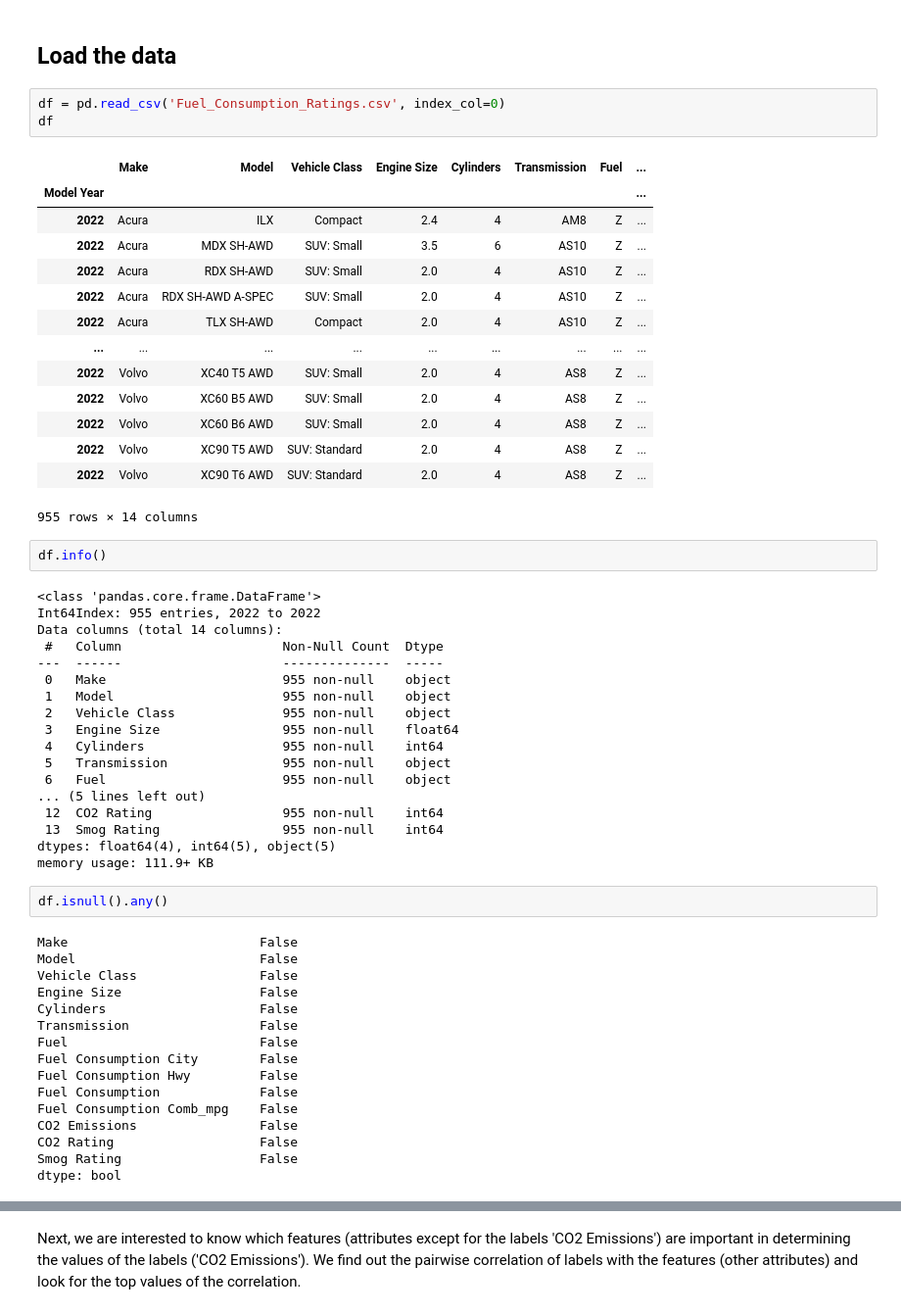
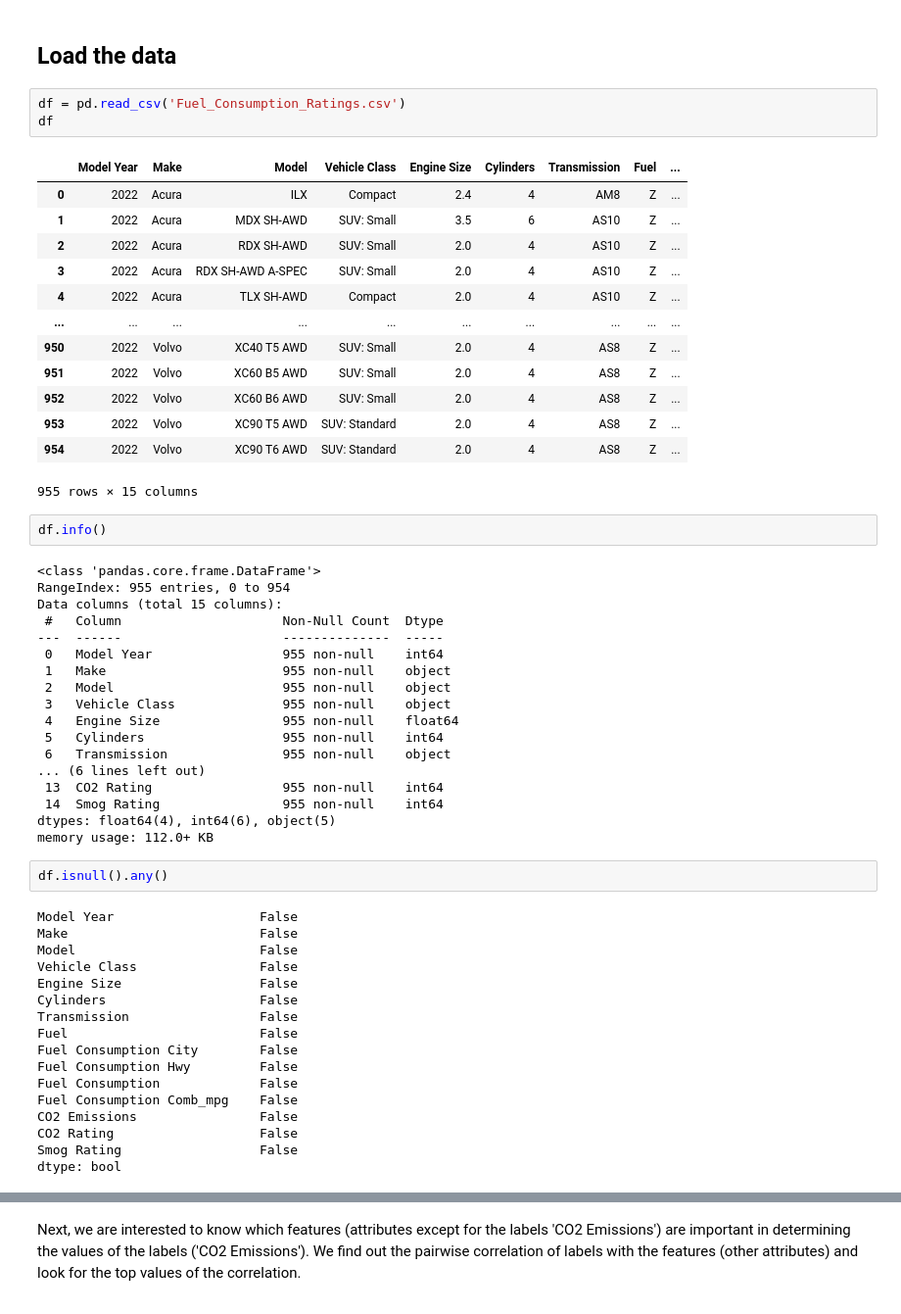
Before and after one commit to skills-cogrammar/C7-Lecture-Backpack, a Jupyter notebook: 3 - Data Science (DS)/Week 08/7 - Sunday/Tutorial/MultipleLinearRegression.ipynb, the cells around one changed output, grey strips where cells are left out. Shown at 98% size. Drawn from its saved outputs; the diff is of its cells as text.

```diff
--- a/3 - Data Science (DS)/Week 08/7 - Sunday/Tutorial/MultipleLinearRegression.ipynb
+++ b/3 - Data Science (DS)/Week 08/7 - Sunday/Tutorial/MultipleLinearRegression.ipynb
@@ -47,46 +47,46 @@ from sklearn.metrics import mean_squared_error, mean_absolute_error, r2_score
 # %% [markdown]
 ## Load the data
 # %%
-df = pd.read_csv('Fuel_Consumption_Ratings.csv', index_col=0)
+df = pd.read_csv('Fuel_Consumption_Ratings.csv')
 df
 # %% [output]
-|  | Make | Model | Vehicle Class | Engine Size | Cylinders | Transmission | Fuel | ... |
-| Model Year |  |  |  |  |  |  |  | ... |
-| 2022 | Acura | ILX | Compact | 2.4 | 4 | AM8 | Z | ... |
-| 2022 | Acura | MDX SH-AWD | SUV: Small | 3.5 | 6 | AS10 | Z | ... |
-| 2022 | Acura | RDX SH-AWD | SUV: Small | 2.0 | 4 | AS10 | Z | ... |
-| 2022 | Acura | RDX SH-AWD A-SPEC | SUV: Small | 2.0 | 4 | AS10 | Z | ... |
-| 2022 | Acura | TLX SH-AWD | Compact | 2.0 | 4 | AS10 | Z | ... |
-| ... | ... | ... | ... | ... | ... | ... | ... | ... |
-| 2022 | Volvo | XC40 T5 AWD | SUV: Small | 2.0 | 4 | AS8 | Z | ... |
-| 2022 | Volvo | XC60 B5 AWD | SUV: Small | 2.0 | 4 | AS8 | Z | ... |
-| 2022 | Volvo | XC60 B6 AWD | SUV: Small | 2.0 | 4 | AS8 | Z | ... |
-| 2022 | Volvo | XC90 T5 AWD | SUV: Standard | 2.0 | 4 | AS8 | Z | ... |
-| 2022 | Volvo | XC90 T6 AWD | SUV: Standard | 2.0 | 4 | AS8 | Z | ... |
+|  | Model Year | Make | Model | Vehicle Class | Engine Size | Cylinders | Transmission | Fuel | ... |
+| 0 | 2022 | Acura | ILX | Compact | 2.4 | 4 | AM8 | Z | ... |
+| 1 | 2022 | Acura | MDX SH-AWD | SUV: Small | 3.5 | 6 | AS10 | Z | ... |
+| 2 | 2022 | Acura | RDX SH-AWD | SUV: Small | 2.0 | 4 | AS10 | Z | ... |
+| 3 | 2022 | Acura | RDX SH-AWD A-SPEC | SUV: Small | 2.0 | 4 | AS10 | Z | ... |
+| 4 | 2022 | Acura | TLX SH-AWD | Compact | 2.0 | 4 | AS10 | Z | ... |
+| ... | ... | ... | ... | ... | ... | ... | ... | ... | ... |
+| 950 | 2022 | Volvo | XC40 T5 AWD | SUV: Small | 2.0 | 4 | AS8 | Z | ... |
+| 951 | 2022 | Volvo | XC60 B5 AWD | SUV: Small | 2.0 | 4 | AS8 | Z | ... |
+| 952 | 2022 | Volvo | XC60 B6 AWD | SUV: Small | 2.0 | 4 | AS8 | Z | ... |
+| 953 | 2022 | Volvo | XC90 T5 AWD | SUV: Standard | 2.0 | 4 | AS8 | Z | ... |
+| 954 | 2022 | Volvo | XC90 T6 AWD | SUV: Standard | 2.0 | 4 | AS8 | Z | ... |
-955 rows × 14 columns
+955 rows × 15 columns
 # %%
 df.info()
 # %% [output]
 <class 'pandas.core.frame.DataFrame'>
-Int64Index: 955 entries, 2022 to 2022
-Data columns (total 14 columns):
+RangeIndex: 955 entries, 0 to 954
+Data columns (total 15 columns):
  #   Column                     Non-Null Count  Dtype
 ---  ------                     --------------  -----
- 0   Make                       955 non-null    object
- 1   Model                      955 non-null    object
- 2   Vehicle Class              955 non-null    object
- 3   Engine Size                955 non-null    float64
- 4   Cylinders                  955 non-null    int64
- 5   Transmission               955 non-null    object
- 6   Fuel                       955 non-null    object
-... (5 lines left out)
- 12  CO2 Rating                 955 non-null    int64
- 13  Smog Rating                955 non-null    int64
-dtypes: float64(4), int64(5), object(5)
-memory usage: 111.9+ KB
+ 0   Model Year                 955 non-null    int64
+ 1   Make                       955 non-null    object
+ 2   Model                      955 non-null    object
+ 3   Vehicle Class              955 non-null    object
+ 4   Engine Size                955 non-null    float64
+ 5   Cylinders                  955 non-null    int64
+ 6   Transmission               955 non-null    object
+... (6 lines left out)
+ 13  CO2 Rating                 955 non-null    int64
+ 14  Smog Rating                955 non-null    int64
+dtypes: float64(4), int64(6), object(5)
+memory usage: 112.0+ KB
 # %%
 df.isnull().any()
 # %% [output]
+Model Year                   False
 Make                         False
 Model                        False
 Vehicle Class                False
```
Also changed, not shown: parts of 19 cells of this notebook, 4 other files.
